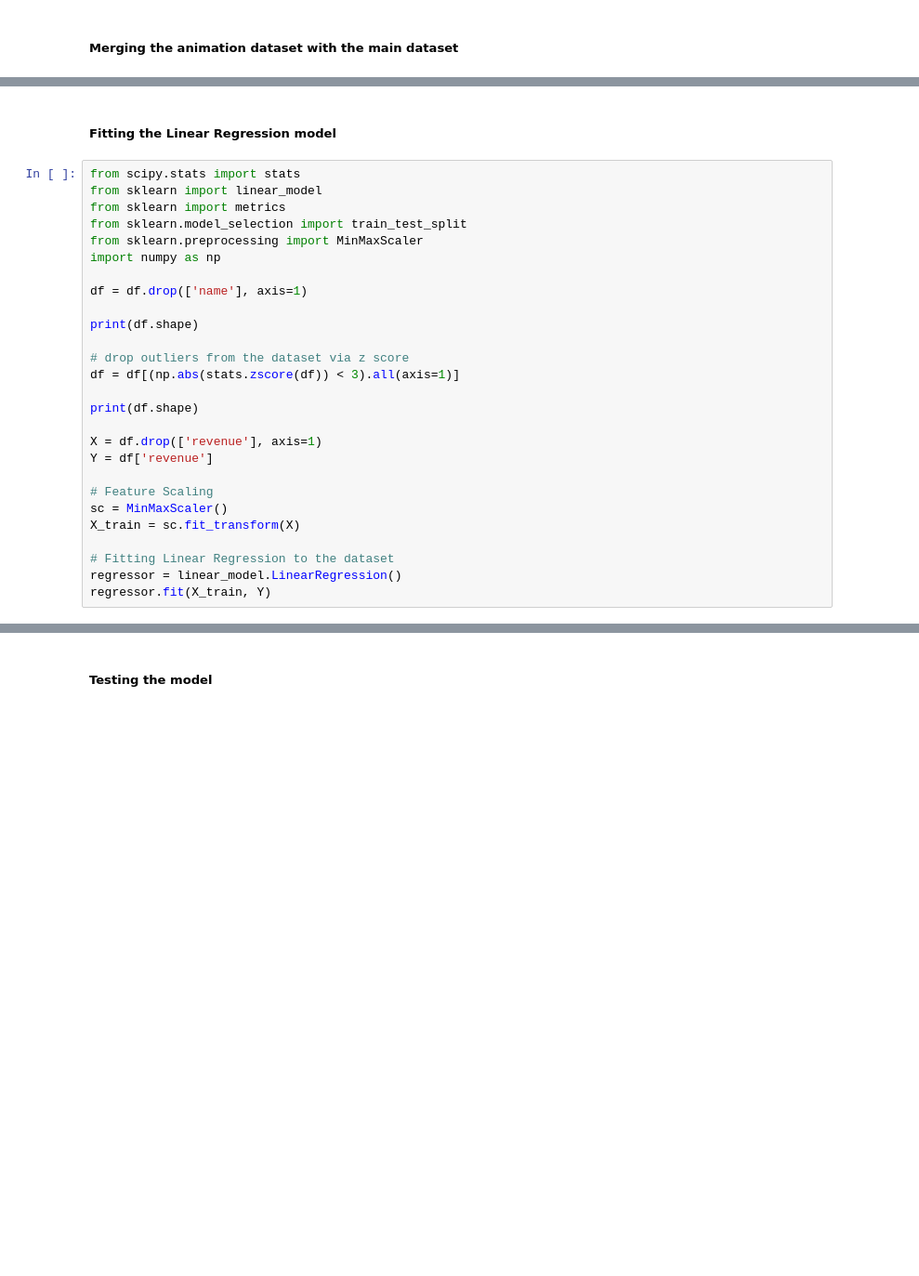
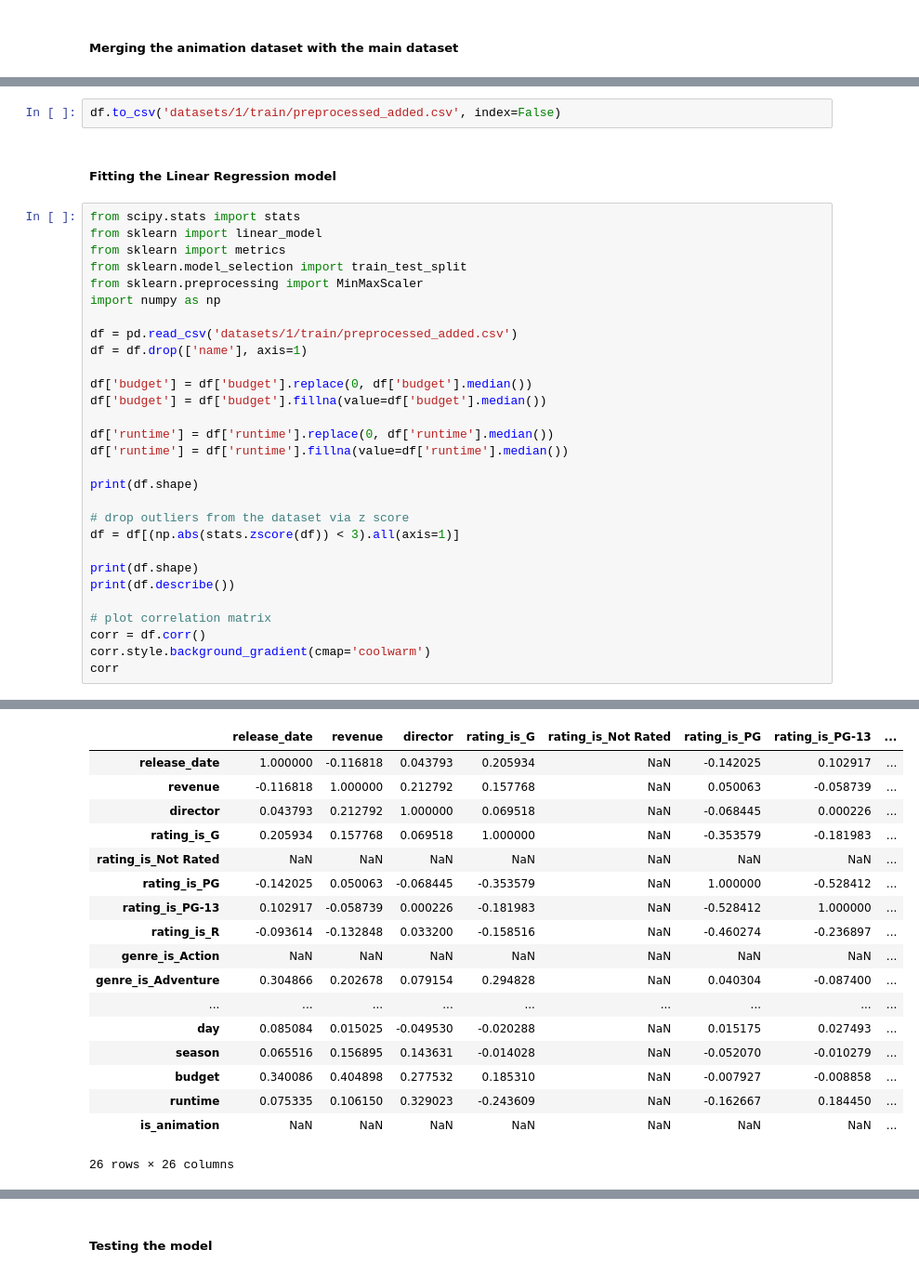
Before and after one commit to yusufnasserdev/Movie-Revenue-Prediction-Model, a Jupyter notebook: Model/phase1.ipynb, the cells around one changed output, grey strips where cells are left out. Shown at 93% size. Cells and saved outputs as stored; diff of their text form; blank space fills up the shorter version.

Commit message:
Added budget and runtime columns via tmdb api

```diff
--- a/Model/phase1.ipynb
+++ b/Model/phase1.ipynb
@@ -179,3 +226,5 @@ df.head()
+# %%
+df.to_csv('datasets/1/train/preprocessed_added.csv', index=False)
 # %% [markdown]
 ##### Fitting the Linear Regression model
 # %%
@@ -186,7 +235,14 @@ from sklearn.model_selection import train_test_split
 from sklearn.preprocessing import MinMaxScaler
 import numpy as np
 
+df = pd.read_csv('datasets/1/train/preprocessed_added.csv')
 df = df.drop(['name'], axis=1)
+
+df['budget'] = df['budget'].replace(0, df['budget'].median())
+df['budget'] = df['budget'].fillna(value=df['budget'].median())
+
+df['runtime'] = df['runtime'].replace(0, df['runtime'].median())
+df['runtime'] = df['runtime'].fillna(value=df['runtime'].median())
 
 print(df.shape)
 
@@ -194,14 +250,10 @@ print(df.shape)
 df = df[(np.abs(stats.zscore(df)) < 3).all(axis=1)]
 
 print(df.shape)
+print(df.describe())
 
-X = df.drop(['revenue'], axis=1)
-Y = df['revenue']
-
-# Feature Scaling
-sc = MinMaxScaler()
-X_train = sc.fit_transform(X)
-
-# Fitting Linear Regression to the dataset
-regressor = linear_model.LinearRegression()
-regressor.fit(X_train, Y)
+# plot correlation matrix
+corr = df.corr()
+corr.style.background_gradient(cmap='coolwarm')
+corr
+# %% [output]
@@ -207,0 +277,18 @@ regressor.fit(X_train, Y)
+|  | release_date | revenue | director | rating_is_G | rating_is_Not Rated | rating_is_PG | rating_is_PG-13 | ... |
+| release_date | 1.000000 | -0.116818 | 0.043793 | 0.205934 | NaN | -0.142025 | 0.102917 | ... |
+| revenue | -0.116818 | 1.000000 | 0.212792 | 0.157768 | NaN | 0.050063 | -0.058739 | ... |
+| director | 0.043793 | 0.212792 | 1.000000 | 0.069518 | NaN | -0.068445 | 0.000226 | ... |
+| rating_is_G | 0.205934 | 0.157768 | 0.069518 | 1.000000 | NaN | -0.353579 | -0.181983 | ... |
+| rating_is_Not Rated | NaN | NaN | NaN | NaN | NaN | NaN | NaN | ... |
+| rating_is_PG | -0.142025 | 0.050063 | -0.068445 | -0.353579 | NaN | 1.000000 | -0.528412 | ... |
+| rating_is_PG-13 | 0.102917 | -0.058739 | 0.000226 | -0.181983 | NaN | -0.528412 | 1.000000 | ... |
+| rating_is_R | -0.093614 | -0.132848 | 0.033200 | -0.158516 | NaN | -0.460274 | -0.236897 | ... |
+| genre_is_Action | NaN | NaN | NaN | NaN | NaN | NaN | NaN | ... |
+| genre_is_Adventure | 0.304866 | 0.202678 | 0.079154 | 0.294828 | NaN | 0.040304 | -0.087400 | ... |
+| ... | ... | ... | ... | ... | ... | ... | ... | ... |
+| day | 0.085084 | 0.015025 | -0.049530 | -0.020288 | NaN | 0.015175 | 0.027493 | ... |
+| season | 0.065516 | 0.156895 | 0.143631 | -0.014028 | NaN | -0.052070 | -0.010279 | ... |
+| budget | 0.340086 | 0.404898 | 0.277532 | 0.185310 | NaN | -0.007927 | -0.008858 | ... |
+| runtime | 0.075335 | 0.106150 | 0.329023 | -0.243609 | NaN | -0.162667 | 0.184450 | ... |
+| is_animation | NaN | NaN | NaN | NaN | NaN | NaN | NaN | ... |
+26 rows × 26 columns
```
Also changed, not shown: parts of 11 cells of this notebook, 2 other files.
